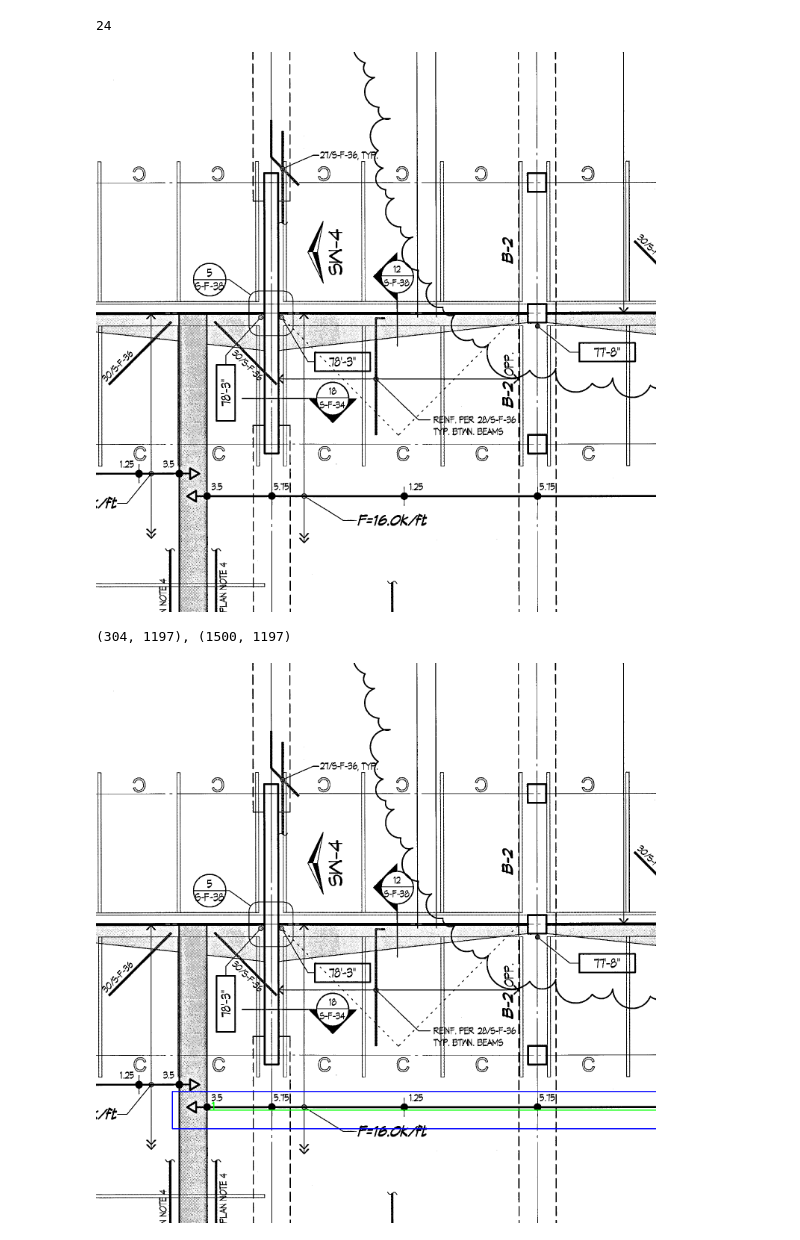
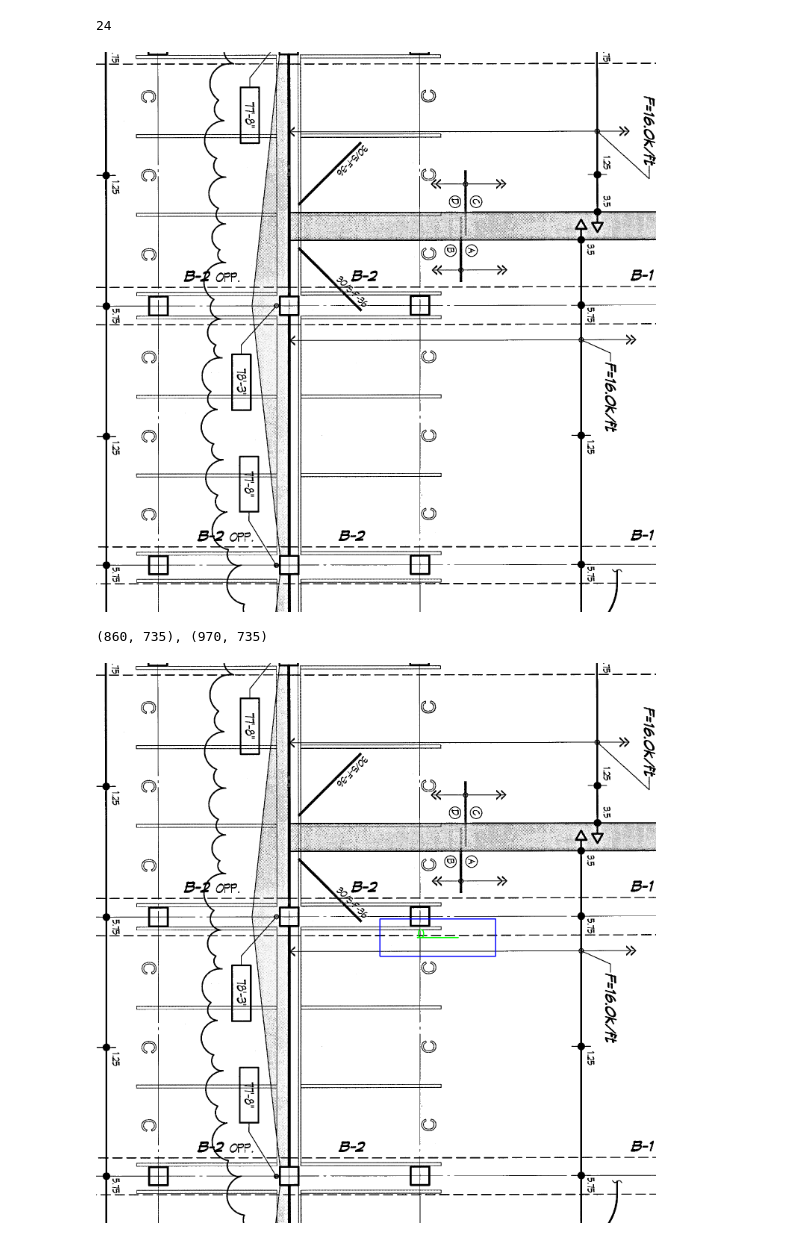
Before and after one commit to mostafa-netizen/Sadidul-Islam-Analysis, a Jupyter notebook: analysis/line_features_dots.ipynb, the cells around one changed output. Cells and saved outputs as stored; diff of their text form; code cells hidden in the pictures.

```diff
--- a/analysis/line_features_dots.ipynb
+++ b/analysis/line_features_dots.ipynb
@@ -5,6 +5,7 @@ from PIL import Image
 import cv2
 
 img = cv2.imread("/home/sadid/PycharmProjects/sgs-drawing-analysis/data/miliennium_garage/original4.png")
+img = cv2.rotate(img, cv2.ROTATE_90_CLOCKWISE)
 height, width = img.shape[:2]
 tiles = tile_image(img)
 # tile = img[1000:2000, 2500:4000].copy()
@@ -14,32 +15,32 @@ print(len(tiles))
 Image.fromarray(tile)
 # %% [output]
 24
-[figure, old version]
+[figure, new version]
 # %%
 from ocr.line_detector import detect_lines_global
 from ocr.post_tension_tendons import remove_noise
 
 erode = remove_noise(tile)
 
 raw_lines = detect_lines_global(erode)
 
 vis = tile.copy()
 img_crop = None
 for i, (x1, y1, x2, y2) in enumerate(raw_lines):
-    if i != 1:
+    if i != 0:
         continue
     print(f"({x1}, {y1}), ({x2}, {y2})")
     cv2.line(vis, (x1, y1), (x2, y2), (0, 255, 0), 2)
     cv2.putText(vis, f"{i}", (x1, y1), cv2.FONT_HERSHEY_SIMPLEX, 1, (0, 255, 0), 2)
     cv2.rectangle(vis, (x1-100, y1+50), (x2+100, y2-50), (0, 0, 255), 2)
 
-    img_crop = tile[y1-50:y2+50, x1-100:x2+100]
+    img_crop = tile[y1-20:y2+20, x1-100:x2+100]
     break
 
 Image.fromarray(vis)
 # %% [output]
-(304, 1197), (1500, 1197)
+(860, 735), (970, 735)
-[figure, old version]
+[figure, new version]
 # %%
 Image.fromarray(img_crop)
 # %% [output]
```
Also changed, not shown: parts of 7 cells of this notebook, 7 other files.
